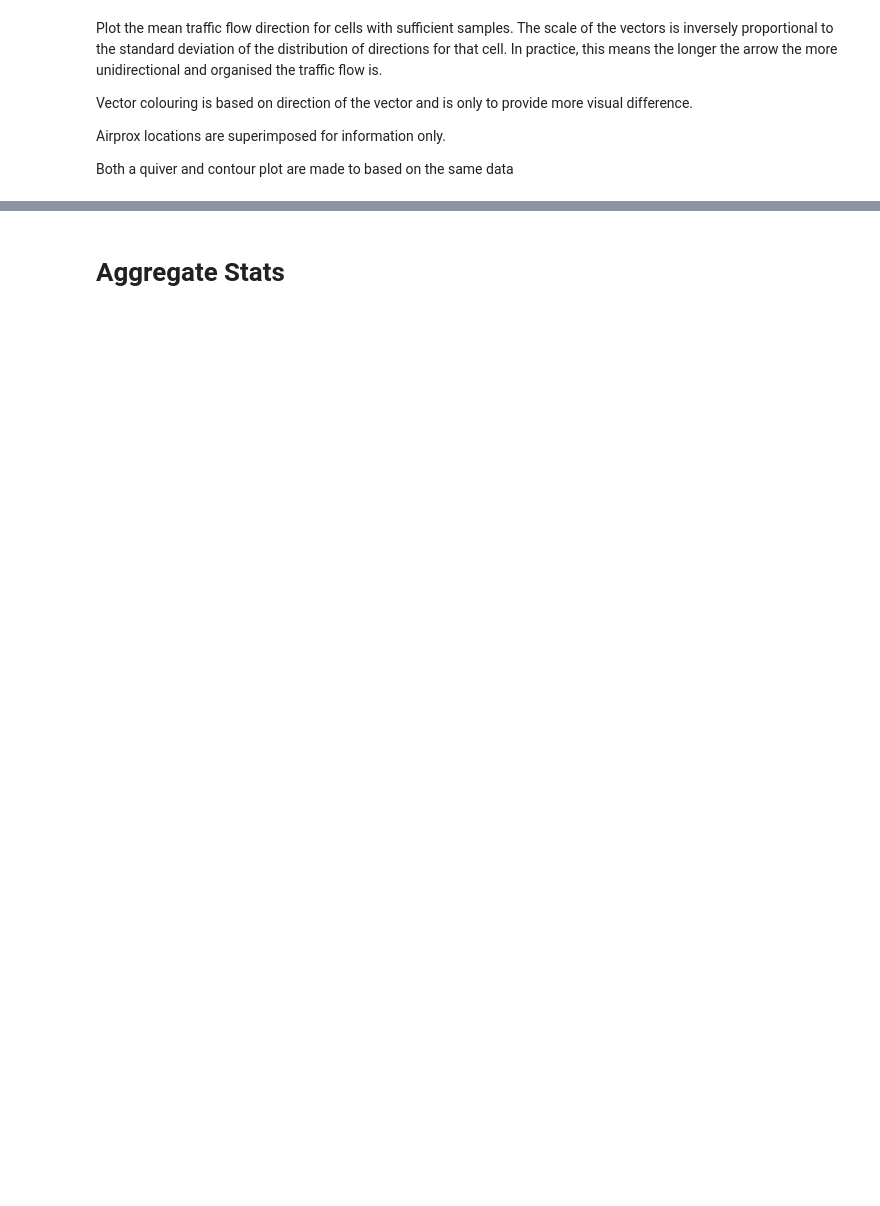
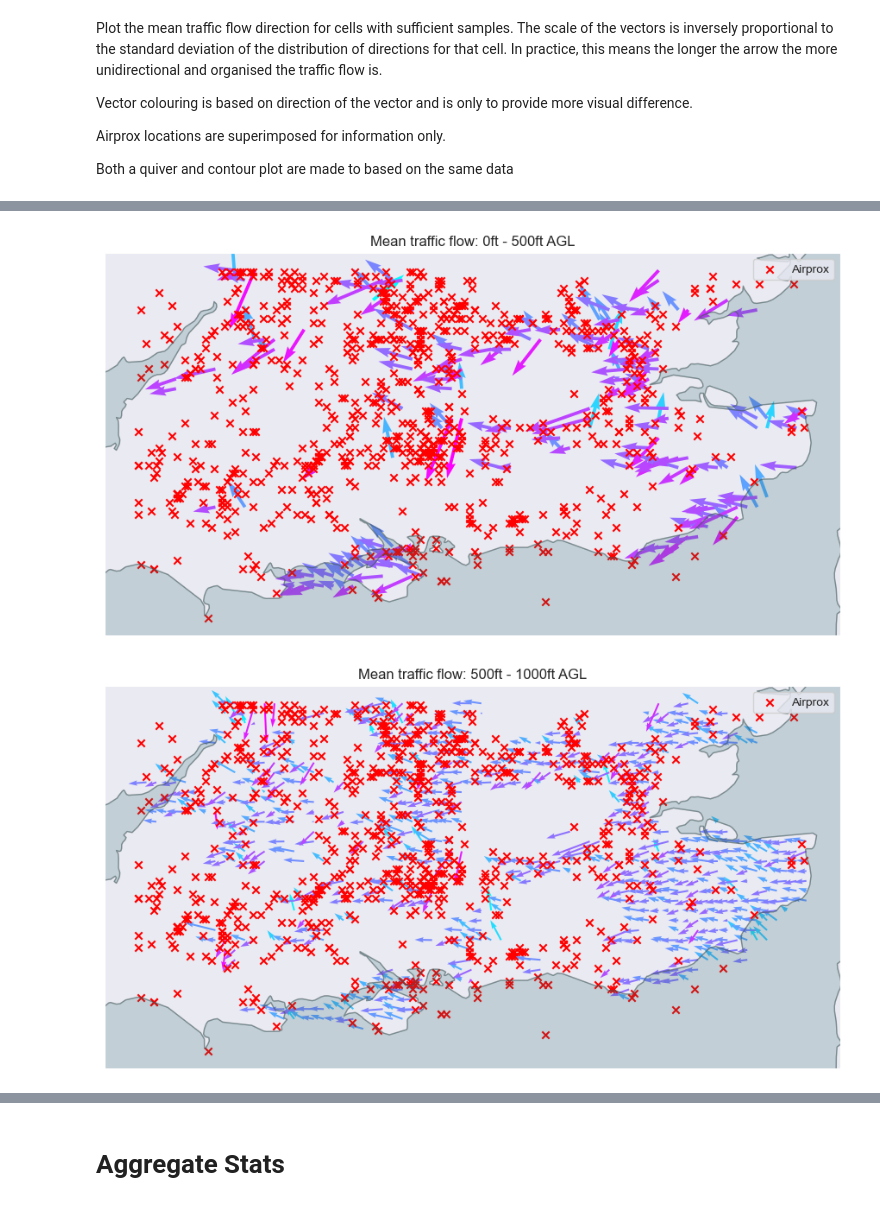
Before and after one commit to aliaksei135/sandbox, a Jupyter notebook: tfc_dists/notebooks/airprox_corr.ipynb, the cells around one changed output, grey strips where cells are left out. Saved outputs shown, nothing was run; the diff lists cells and outputs as text; code cells hidden in the pictures; blank space fills up the shorter version.

```diff
--- a/tfc_dists/notebooks/airprox_corr.ipynb
+++ b/tfc_dists/notebooks/airprox_corr.ipynb
@@ -404,6 +440,6 @@ ax.legend([aps], ['Airprox'])
 # %%
 alt_tfc_magg = []
-alt_bins = range(0,int(5000+1), 500)
+alt_bins = range(0,int(1500+1), 500)
 for floor, ceil in zip(alt_bins, alt_bins[1:]):
     tfc_alt_gdf = tfc_unc_xy_gdf.data[(tfc_unc_xy_gdf.data['altitude'] >= floor) & (tfc_unc_xy_gdf.data['altitude'] < ceil)]
     tfc_alt_agg = tfc_alt_gdf.assign(
@@ -418,30 +454,33 @@ for floor, ceil in zip(alt_bins, alt_bins[1:]):
     tfc_alt_mgdf = tfc_alt_agg[tfc_alt_agg['flight_id_nunique'] > 30].reset_index()
     alt_tfc_magg.append(tfc_alt_mgdf)
 
     tfc_alt_mgdf['track_scale'] = 1 - (tfc_alt_mgdf['track_std'] / tfc_alt_mgdf['track_std'].max())
     tfc_alt_mgdf['track_u'] = np.cos(np.radians(tfc_alt_mgdf['track_mean'])) * tfc_alt_mgdf['track_scale']
     tfc_alt_mgdf['track_v'] = np.sin(np.radians(tfc_alt_mgdf['track_mean'])) * tfc_alt_mgdf['track_scale']
 
     fig, ax = plt.subplots(
         1, 1, figsize=(11, 11), subplot_kw=dict(projection=Projection('epsg:3857')),
     )
 
     ax.add_feature(countries())
     ax.add_feature(lakes())
     ax.add_feature(ocean())
 
     flow = ax.quiver(tfc_alt_mgdf['x'],
                      tfc_alt_mgdf['y'],
                      tfc_alt_mgdf['track_u'],
                      tfc_alt_mgdf['track_v'],
                      tfc_alt_mgdf['track_mean'],
                      scale_units=None,
                      cmap='cool')
 
     aps = ax.scatter(airprox_gdf['x'], airprox_gdf['y'], c='r', marker='x')
 
     ax.set_title(f'Mean traffic flow: {floor}ft - {ceil}ft AGL')
     # cb = fig.colorbar(flow)
     # cb.set_label('Mean traffic flow')
     ax.legend([aps], ['Airprox'])
     fig.savefig(f'southeng_quiver_{floor}.png', tightlayout=True)
+# %% [output]
+[figure, added]
+[figure, added]
```
Also changed, not shown: parts of 26 cells of this notebook, 6 other files.
